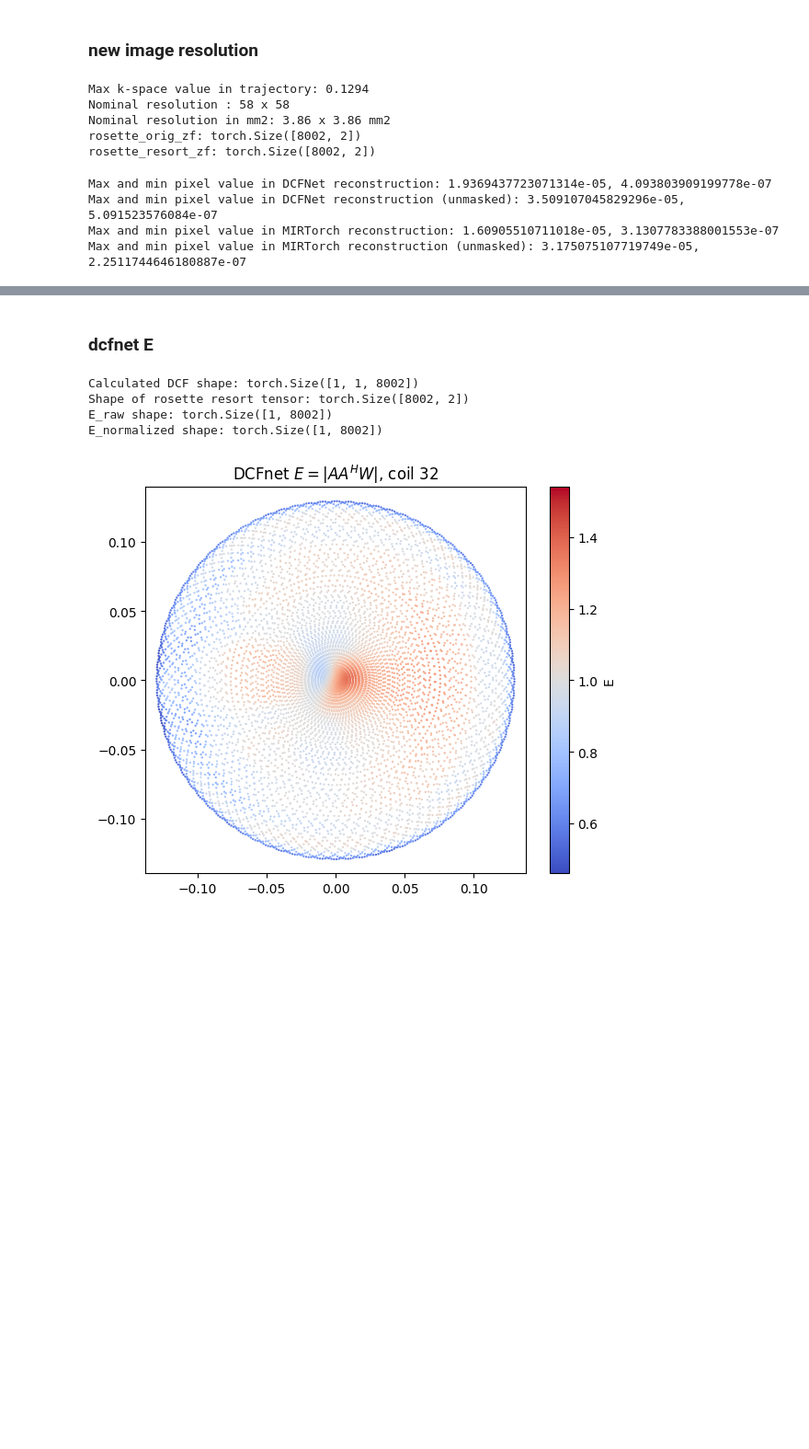
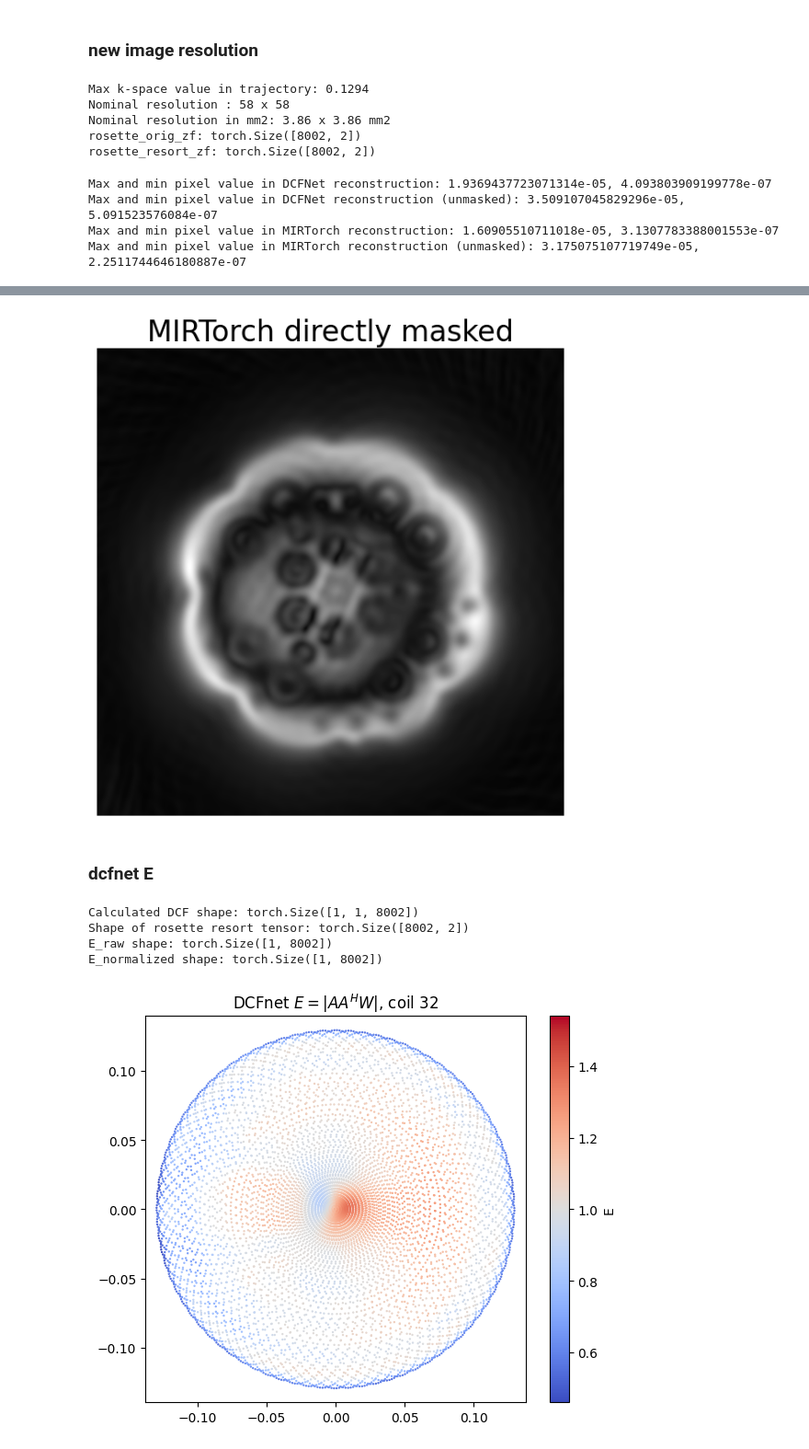
Before and after one commit to frank-roesler/MR_Trajectory_Fit, a Jupyter notebook: recon512_zerofilling.ipynb, the cells around one changed output, grey strips where cells are left out. Shown at 92% size. Saved outputs shown, nothing was run; the diff lists cells and outputs as text; code cells hidden in the pictures; blank space fills up the shorter version.

Commit message:
fix masked recon

```diff
--- a/recon512_zerofilling.ipynb
+++ b/recon512_zerofilling.ipynb
@@ -457,3 +464,54 @@ plt.show()
+# %%
+# try to feed the masked rosette directly into MIRTorch
+mask_resort = mask.astype(bool)
+
+# Convert the resorted mask back to original petal order for rosette_orig
+mask_orig = np.zeros_like(mask_resort)
+mask_orig[petal_order, :] = mask_resort
+
+mask_resort_flat = mask_resort.reshape(-1)
+mask_orig_flat = mask_orig.reshape(-1)
+
+rosette_orig_zf_masked = add_zero_filling_to_rosette(
+    rosette_orig_tensor[mask_orig_flat].to(recon.device),
+    kmax_img
+)
+
+rosette_resort_zf_masked = add_zero_filling_to_rosette(
+    rosette_resort_tensor[mask_resort_flat].to(recon.device),
+    kmax_img
+)
+
+images_coils = []
+for i in range(N_COILS):
+    sampled_masked = sampled_tensor[i][mask_resort_flat].to(recon.device)
+    sampled_zf_masked = add_zero_filling_to_samples(sampled_masked)
+
+    _, image_coil = recon.reconstruct_img_mirtorch(
+        rosette_orig_zf_masked,
+        rosette_resort_zf_masked,
+        sampled_zf_masked,
+        mask=None
+    )
+
+    images_coils.append(image_coil.detach().cpu().numpy())
+
+images_coils = np.array(images_coils)
+image_rss_mirtorch_direct_masked = np.sqrt(np.sum(np.abs(images_coils) ** 2, axis=0))
+
+plt.figure(figsize=(7, 7))
+plt.imshow(
+    image_rss_mirtorch_direct_masked,
+    cmap="gray",
+    vmin=0
+    #vmax=i_max
+)
+plt.title("MIRTorch directly masked", size=24)
+plt.axis("off")
+plt.savefig(f"{saving_folder}/mirtorch_direct_masked.png", bbox_inches="tight", pad_inches=0)
+plt.show()
+# %% [output]
+[figure, added]
 # %% [markdown]
 ### dcfnet E
 # %%
```
Also changed, not shown: parts of 1 cell of this notebook, 2 other files.
